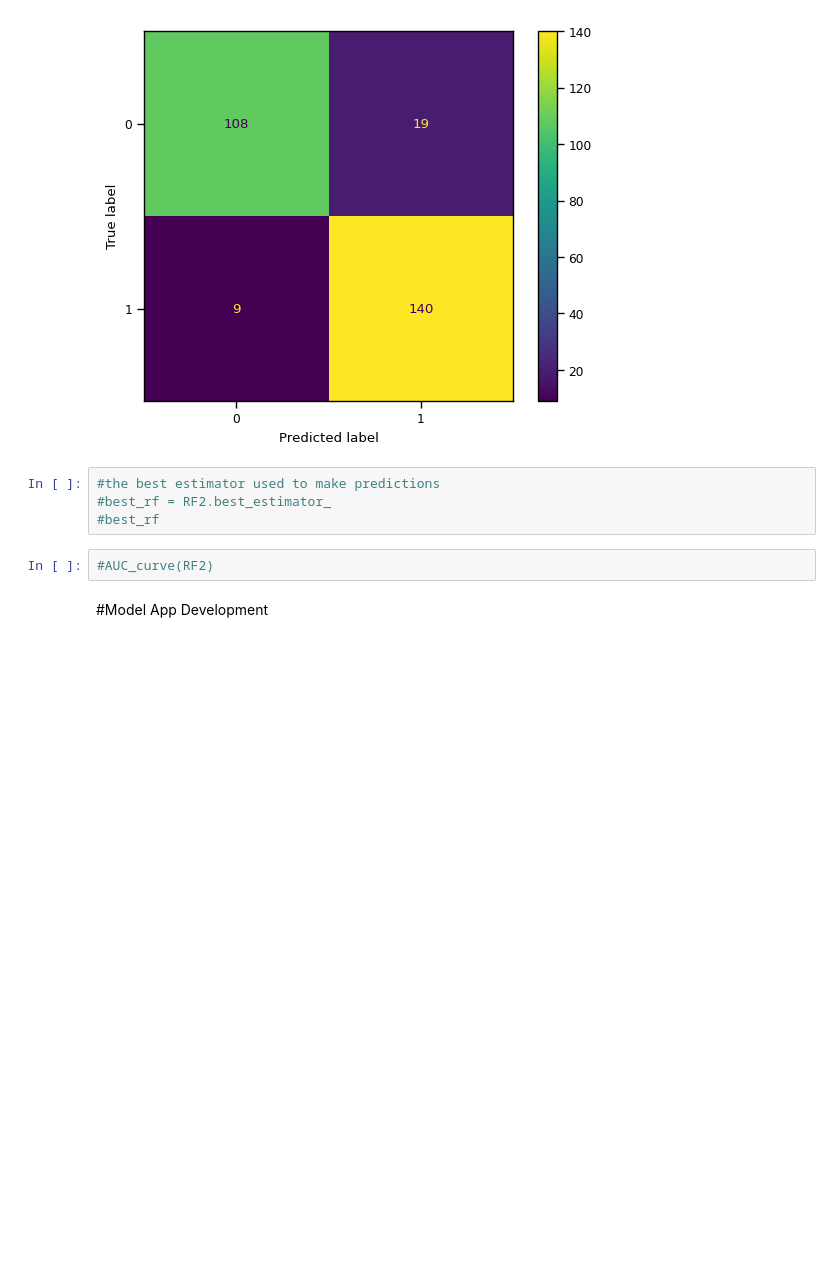
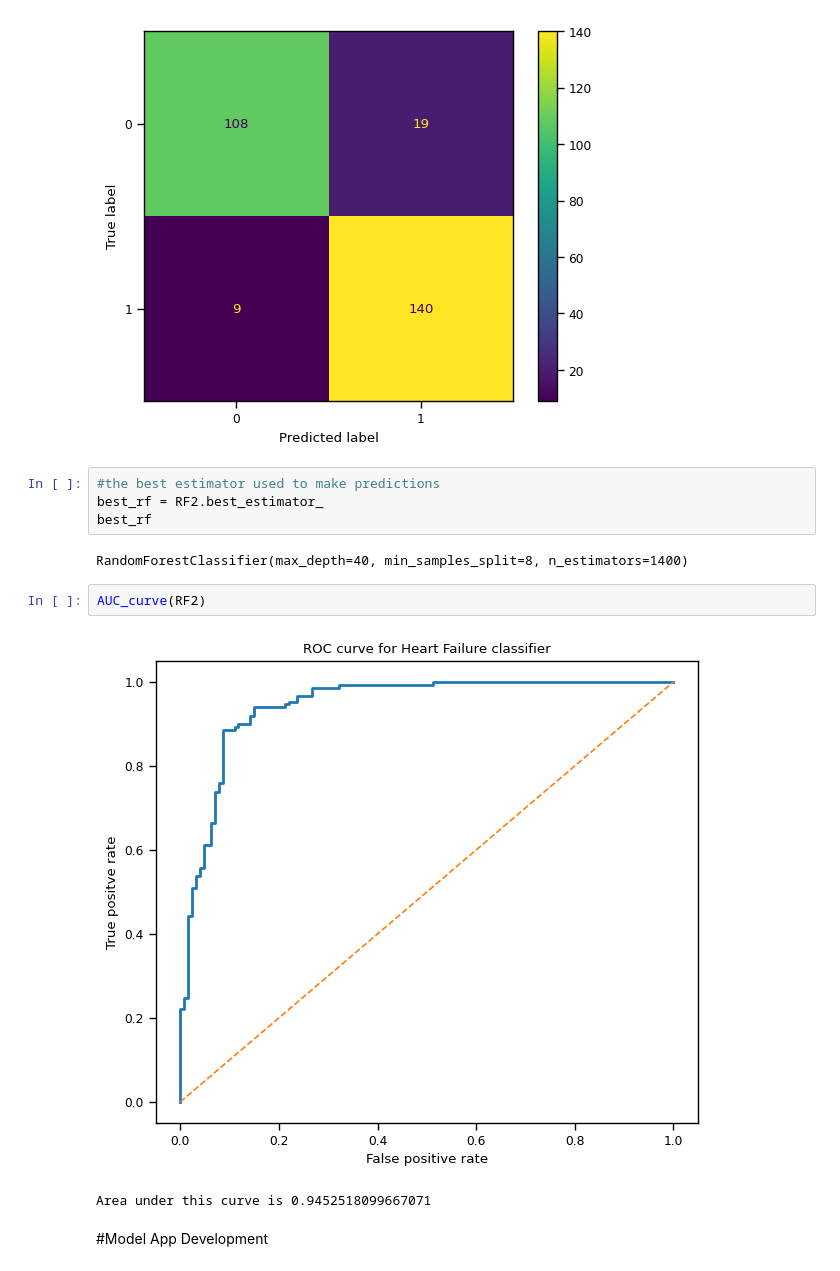
Before and after one commit to ojamoo/MLHeartDisease, a Jupyter notebook: B1571798_MLProjectToPredictHeartDisease.ipynb, the cells around one changed output. Saved outputs shown, nothing was run; the diff lists cells and outputs as text; blank space fills up the shorter version.

```diff
--- a/B1571798_MLProjectToPredictHeartDisease.ipynb
+++ b/B1571798_MLProjectToPredictHeartDisease.ipynb
@@ -752,10 +752,15 @@ weighted avg       0.90      0.90      0.90       276
 [figure]
 # %%
 #the best estimator used to make predictions
-#best_rf = RF2.best_estimator_
-#best_rf
+best_rf = RF2.best_estimator_
+best_rf
+# %% [output]
+RandomForestClassifier(max_depth=40, min_samples_split=8, n_estimators=1400)
-# %%
-#AUC_curve(RF2)
+# %%
+AUC_curve(RF2)
+# %% [output]
+[figure, added]
+Area under this curve is 0.9452518099667071
 # %% [markdown]
 #Model App Development
 # %%
```
